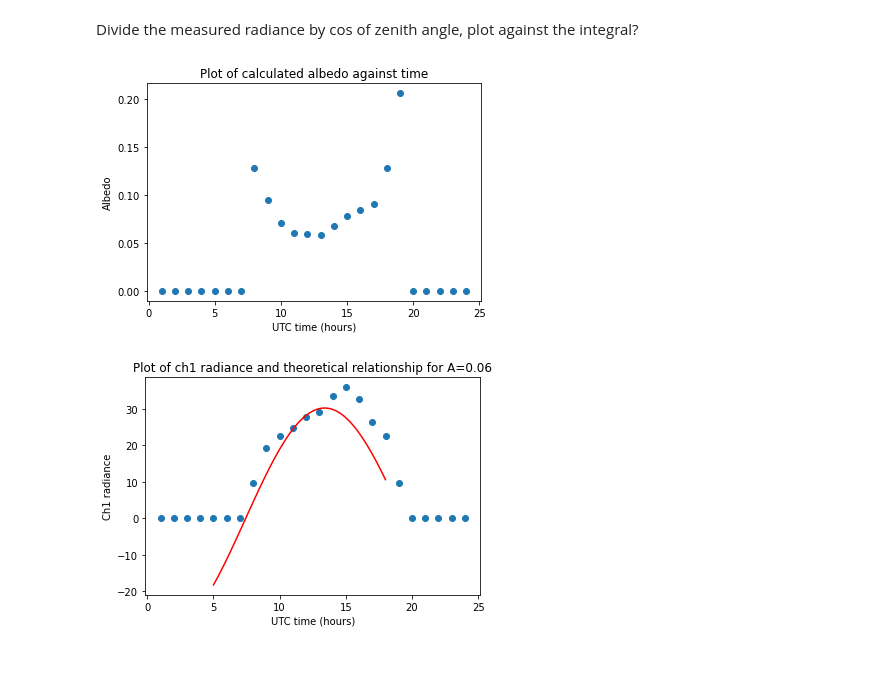
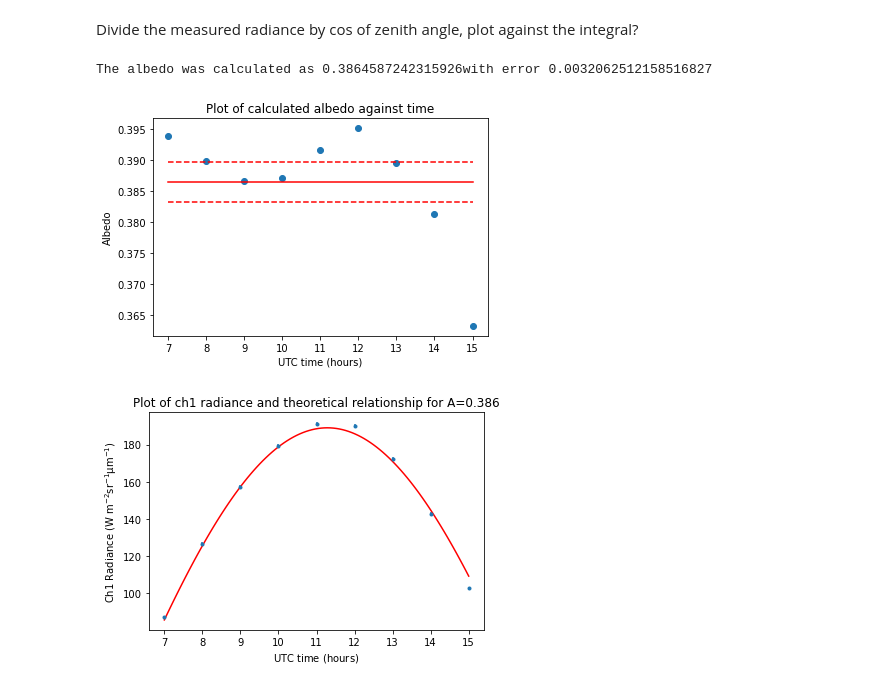
Before and after one commit to stevenwarner-1/AP03MP, a Jupyter notebook: Notebook.ipynb, the cells around one changed output. Drawn from its saved outputs; the diff is of its cells as text; code cells hidden in the pictures; blank space fills up the shorter version.

```diff
--- a/Notebook.ipynb
+++ b/Notebook.ipynb
@@ -682,11 +730,11 @@ plt.show()
 # Create array of the Planck function * SRF:
 Plankweighted = np.zeros(len(res1))
 for i in range(0,(len(res1))):
-    Plankweighted[i] = planck(lambda1[i],5800)*res1[i]
+    Plankweighted[i] = planck2(lambda1[i],5800)*res1[i]
 
 plt.scatter(lambda1,Plankweighted)
 plt.title("Weighted Planck function for Channel 1")
 plt.xlabel("Wavelength (microns)")
-plt.ylabel("Planck function * weight (W m^-2 sr^-1 micron^-1)")
+plt.ylabel("Planck function * weight (W m^-2 sr^-1 \mu m^-1)")
 plt.show()
 # %% [output]
@@ -774,31 +821,58 @@ Divide the measured radiance by cos of zenith angle, plot against the integral?
 # %%
 calc_alb = np.zeros(24) # length = 24, entry 0 is time 1Z
 time = np.arange(1,24+1,1)
 
 for i in time:
-    calc_alb[i-1] = oceanradiance[i-1]/(coszen(i,250,lat,lon)*beta*integral)
+    calc_alb[i-1] = oceanradiance[i-1]/(coszen(i,250,lat,lon)[0]*beta*integral)
     #print(oceanradiance[i-1],coszen(i,250,lat,lon))
-plt.scatter(time,calc_alb)
+
+# Extract only the values between the start and end times:
+columns = np.arange(start-1, end, 1)
+#print(columns)
+time_plot = time[columns]
+calc_alb_plot = calc_alb[columns]
+oceanradiance_plot = oceanradiance[columns]
+meas_rad_err_plot = meas_rad_err[columns]
+
+
+alb_mean = np.sum(calc_alb_plot)/len(calc_alb_plot)
+alb_delta_square = np.square(calc_alb_plot - alb_mean)    # Elementwise subtract mean from individual pixels and square
+alb_sigma = np.sqrt((np.sum(alb_delta_square))/(len(calc_alb_plot)-1))
+alb_err = alb_sigma/np.sqrt(len(calc_alb_plot))
+print("The albedo was calculated as " + str(alb_mean) + "with error " + str(alb_err))
+
+x = np.linspace(start, end, 100)
+albedo_upper = np.zeros(len(x))
+albedo_mean = np.zeros(len(x))
+albedo_lower = np.zeros(len(x))
+for i in range(0,len(albedo_mean)):
+    albedo_upper[i] = alb_mean + alb_err
+    albedo_mean[i] = alb_mean
+    albedo_lower[i] = alb_mean - alb_err
+
+plt.scatter(time_plot,calc_alb_plot)
+plt.plot(x,albedo_lower,"--",color="r")
+plt.plot(x,albedo_mean,"-",color="r")
+plt.plot(x,albedo_upper,"--",color="r")
 plt.xlabel("UTC time (hours)")
 plt.ylabel("Albedo")
 plt.title("Plot of calculated albedo against time")
 plt.show()
 
-plt.scatter(time,oceanradiance)
 
-x = np.linspace(5, 18, 100)
 coszenith = np.zeros(len(x))
 
 for i in range(0,len(coszenith)):
-    coszenith[i] = coszen(x[i],250,lat,lon)
+    coszenith[i] = coszen(x[i],250,lat,lon)[0]
 
-albedo = 0.06
+plt.errorbar(time_plot, oceanradiance_plot, yerr=meas_rad_err_plot, fmt='.')
+plt.plot(x,alb_mean*beta*integral*coszenith,color="r")
+plt.xlabel("UTC time ($\mathregular{hours}$)")
+plt.ylabel("Ch1 Radiance (W $\mathregular{m^{-2} sr^{-1} \mu m^{-1}}$)")
+plt.title(f"Plot of ch1 radiance and theoretical relationship for A={alb_mean:.3f}")
 
-plt.plot(x,albedo*beta*integral*coszenith,color="r")
-plt.xlabel("UTC time (hours)")
-plt.ylabel("Ch1 radiance")
-plt.title("Plot of ch1 radiance and theoretical relationship for A=" + str(albedo))
 plt.show()
 # %% [output]
+The albedo was calculated as 0.3864587242315926with error 0.0032062512158516827
-[figure, old version]
+[figure, new version]
-[figure, old version]
+[figure, new version]
```
Also changed, not shown: parts of 17 cells of this notebook.
